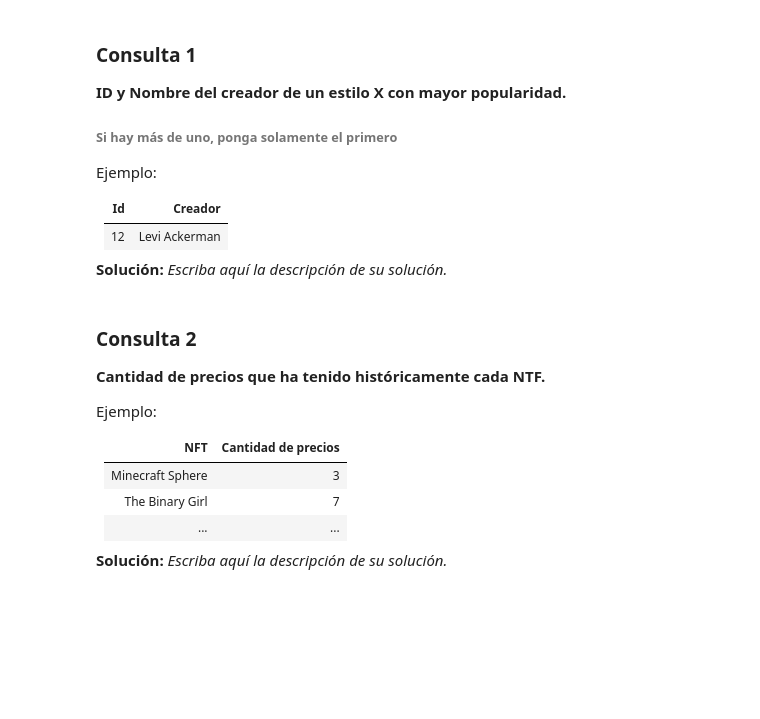
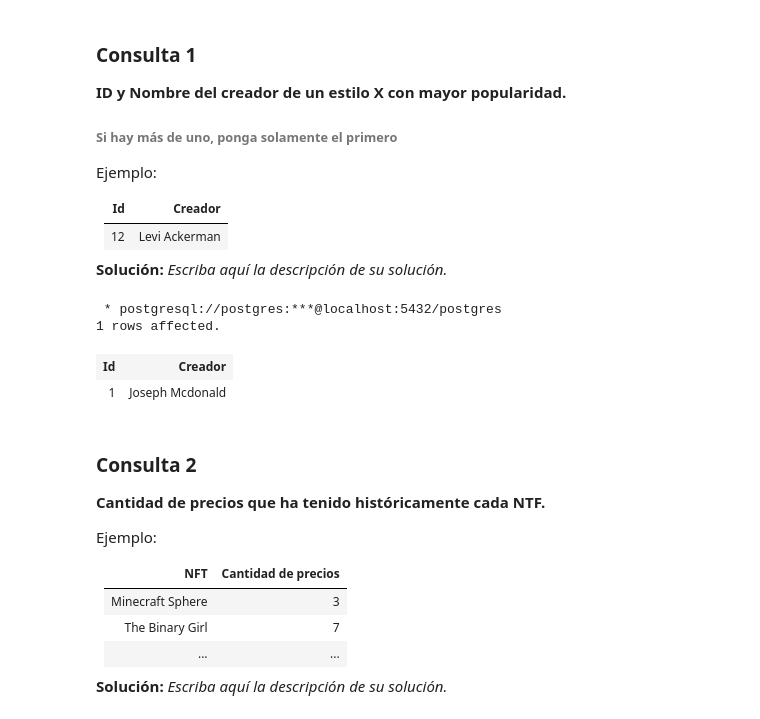
Before and after one commit to SupremacyDuck/Tarea-1-Grupo19, a Jupyter notebook: Tarea1 Grupo19.ipynb, the cells around one changed output. Cells and saved outputs as stored; diff of their text form; code cells hidden in the pictures; blank space fills up the shorter version.

```diff
--- a/Tarea1 Grupo19.ipynb
+++ b/Tarea1 Grupo19.ipynb
@@ -298,10 +316,15 @@ Ejemplo:
 **Solución:** _Escriba aquí la descripción de su solución._
 # %%
 %%sql
-SELECT id_creador AS Id, CONCAT(nombre,' ',apellido) AS Creador
+SELECT id_creador AS "Id", CONCAT(nombre,' ',apellido) AS "Creador"
 FROM creadores
 ORDER BY popularidad DESC
 LIMIT 1;
+# %% [output]
+ * postgresql://postgres:***@localhost:5432/postgres
+1 rows affected.
+| Id | Creador |
+| 1 | Joseph Mcdonald |
 # %% [markdown]
 ### Consulta 2
 **Cantidad de precios que ha tenido históricamente cada NTF.**
```
Also changed, not shown: parts of 9 cells of this notebook.
